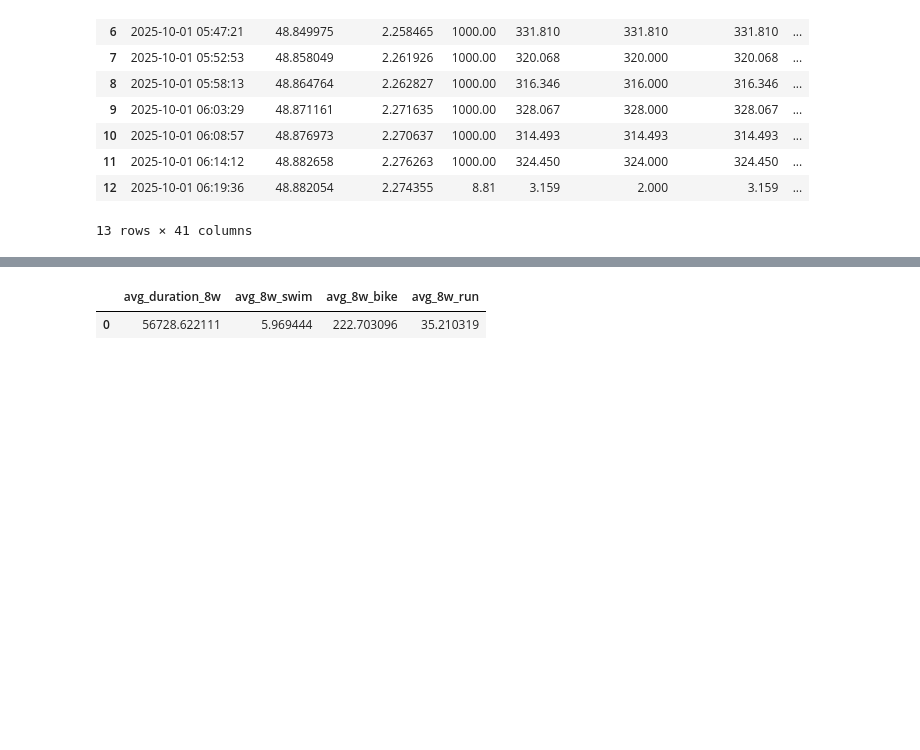
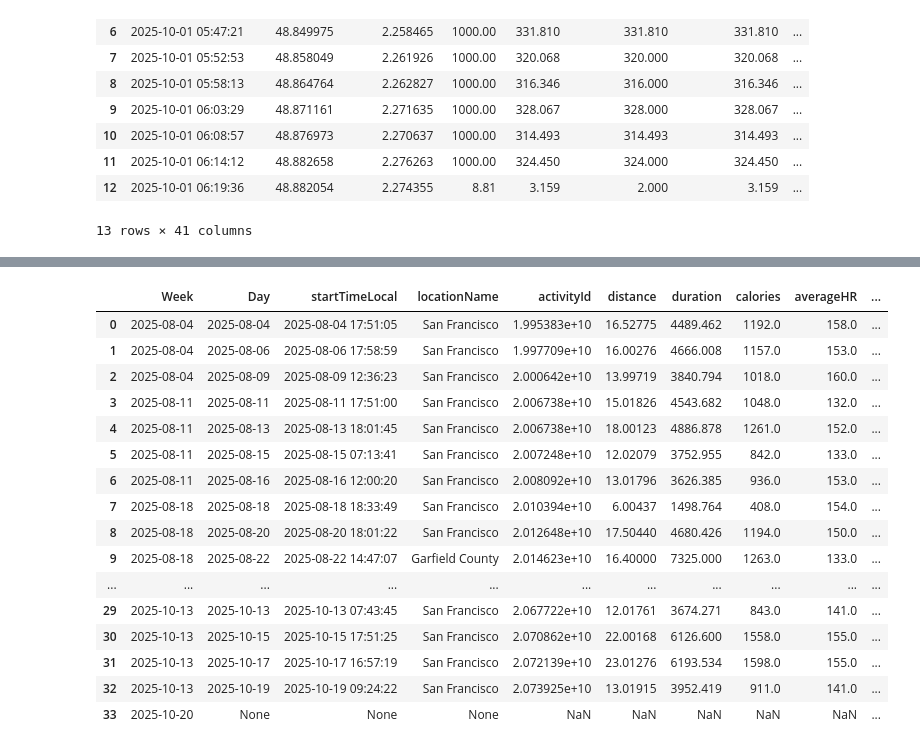
Before and after one commit to LucasLherbier/garmin_stats, a Jupyter notebook: garmin.ipynb, the cells around one changed output, grey strips where cells are left out. Cells and saved outputs as stored; diff of their text form; code cells hidden in the pictures; blank space fills up the shorter version.

Commit message:
Running - Metrics and gpx

```diff
--- a/garmin.ipynb
+++ b/garmin.ipynb
@@ -112,29 +64,63 @@ conn.close()
 # %%
 import sqlite3
 conn = sqlite3.connect("activities.db")
+import pandas as pd
+pd.set_option('display.max_columns', None)
 
 # Query with a condition
 query = """
+   WITH RECURSIVE date_series AS (
+            SELECT date("now", "-84 days", "weekday 1") AS Week
+            UNION ALL
+            SELECT date(Week, '+7 days')
+            FROM date_series
+            WHERE date(Week, '+7 days') < date("now", "weekday 1")
+        )
 
-                WITH RECURSIVE date_series AS (
-            SELECT date('2023-01-06') AS week_start
-            UNION ALL
-            SELECT date(week_start, '+7 days')
-            FROM date_series
-            WHERE date(week_start, '+7 days') <= date('2023-08-19 ')
-        )
-        SELECT
-            ds.week_start AS time_period,
-            COALESCE(SUM(a.distance), 0) AS total_distance
+
+
+         SELECT
+            ds.*,
+            a.Day,
+            a.startTimeLocal,
+            a.locationName,
+            a.activityId,
+            a.distance,
+            a.duration, --time(ds.duration, 'unixepoch') as duration,
+            a.calories,
+            a.averageHR,
+            a.elevationGain,
+            a.averageSpeed*3.6 as averageSpeed,
+            a.averageRunCadence,
+            a.elevationLoss,
+            a.trainingEffect,
+            a.trainingEffectLabel,
+            a.maxHR,
+            a.minHR
         FROM date_series ds
-        LEFT JOIN activities a ON a.Week = ds.week_start
-                              AND date(a.startTimeLocal) BETWEEN '2023-01-06' AND '2023-08-19'
-                              AND a.activityTypeGrouped = 'swimming'
-        GROUP BY ds.week_start
-        ORDER BY ds.week_start;
-    """
+
+        LEFT JOIN activities a ON strftime('%Y-%m-%d', ds.Week) = strftime('%Y-%m-%d', date(a.Week, 'weekday 1'))
+         AND a.activityTypeGrouped = 'running'
+        ORDER BY ds.Week;
+
+"""
 df_filtered = pd.read_sql(query, conn)
 df_filtered
 # %% [output]
-|  | avg_duration_8w | avg_8w_swim | avg_8w_bike | avg_8w_run |
-| 0 | 56728.622111 | 5.969444 | 222.703096 | 35.210319 |
+|  | Week | Day | startTimeLocal | locationName | activityId | distance | duration | calories | averageHR | ... |
+| 0 | 2025-08-04 | 2025-08-04 | 2025-08-04 17:51:05 | San Francisco | 1.995383e+10 | 16.52775 | 4489.462 | 1192.0 | 158.0 | ... |
+| 1 | 2025-08-04 | 2025-08-06 | 2025-08-06 17:58:59 | San Francisco | 1.997709e+10 | 16.00276 | 4666.008 | 1157.0 | 153.0 | ... |
+| 2 | 2025-08-04 | 2025-08-09 | 2025-08-09 12:36:23 | San Francisco | 2.000642e+10 | 13.99719 | 3840.794 | 1018.0 | 160.0 | ... |
+| 3 | 2025-08-11 | 2025-08-11 | 2025-08-11 17:51:00 | San Francisco | 2.006738e+10 | 15.01826 | 4543.682 | 1048.0 | 132.0 | ... |
+| 4 | 2025-08-11 | 2025-08-13 | 2025-08-13 18:01:45 | San Francisco | 2.006738e+10 | 18.00123 | 4886.878 | 1261.0 | 152.0 | ... |
+| 5 | 2025-08-11 | 2025-08-15 | 2025-08-15 07:13:41 | San Francisco | 2.007248e+10 | 12.02079 | 3752.955 | 842.0 | 133.0 | ... |
+| 6 | 2025-08-11 | 2025-08-16 | 2025-08-16 12:00:20 | San Francisco | 2.008092e+10 | 13.01796 | 3626.385 | 936.0 | 153.0 | ... |
+| 7 | 2025-08-18 | 2025-08-18 | 2025-08-18 18:33:49 | San Francisco | 2.010394e+10 | 6.00437 | 1498.764 | 408.0 | 154.0 | ... |
+| 8 | 2025-08-18 | 2025-08-20 | 2025-08-20 18:01:22 | San Francisco | 2.012648e+10 | 17.50440 | 4680.426 | 1194.0 | 150.0 | ... |
+| 9 | 2025-08-18 | 2025-08-22 | 2025-08-22 14:47:07 | Garfield County | 2.014623e+10 | 16.40000 | 7325.000 | 1263.0 | 133.0 | ... |
+| ... | ... | ... | ... | ... | ... | ... | ... | ... | ... | ... |
+| 29 | 2025-10-13 | 2025-10-13 | 2025-10-13 07:43:45 | San Francisco | 2.067722e+10 | 12.01761 | 3674.271 | 843.0 | 141.0 | ... |
+| 30 | 2025-10-13 | 2025-10-15 | 2025-10-15 17:51:25 | San Francisco | 2.070862e+10 | 22.00168 | 6126.600 | 1558.0 | 155.0 | ... |
+| 31 | 2025-10-13 | 2025-10-17 | 2025-10-17 16:57:19 | San Francisco | 2.072139e+10 | 23.01276 | 6193.534 | 1598.0 | 155.0 | ... |
+| 32 | 2025-10-13 | 2025-10-19 | 2025-10-19 09:24:22 | San Francisco | 2.073925e+10 | 13.01915 | 3952.419 | 911.0 | 141.0 | ... |
+| 33 | 2025-10-20 | None | None | None | NaN | NaN | NaN | NaN | NaN | ... |
```
Also changed, not shown: parts of 5 cells of this notebook, 17 other files.
